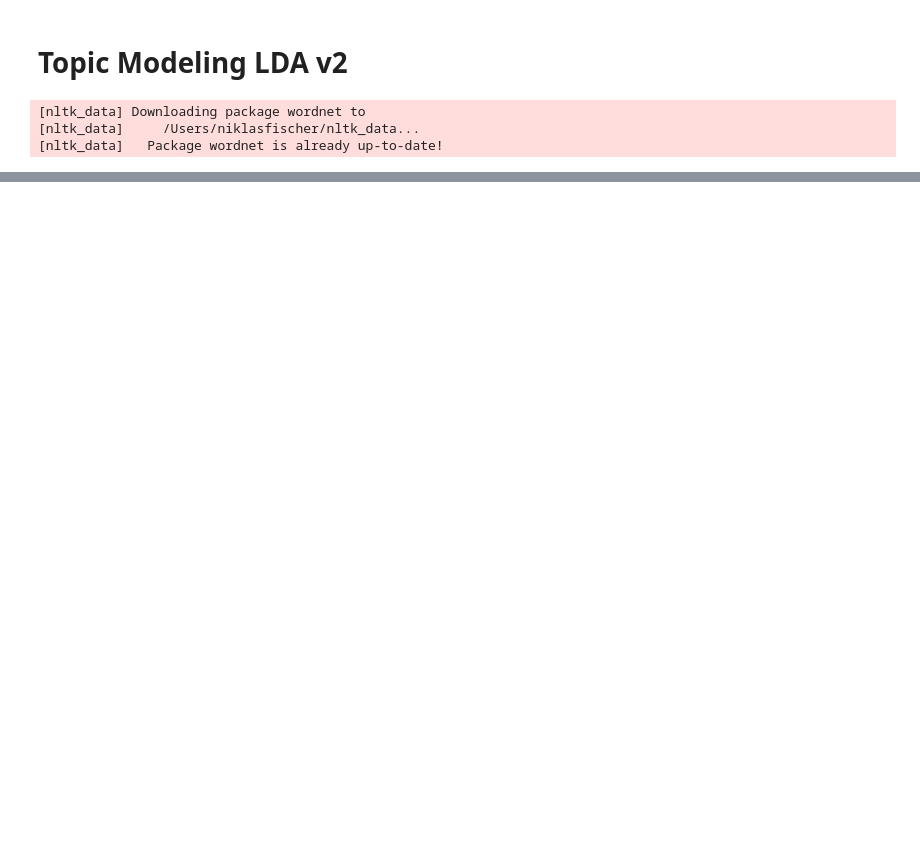
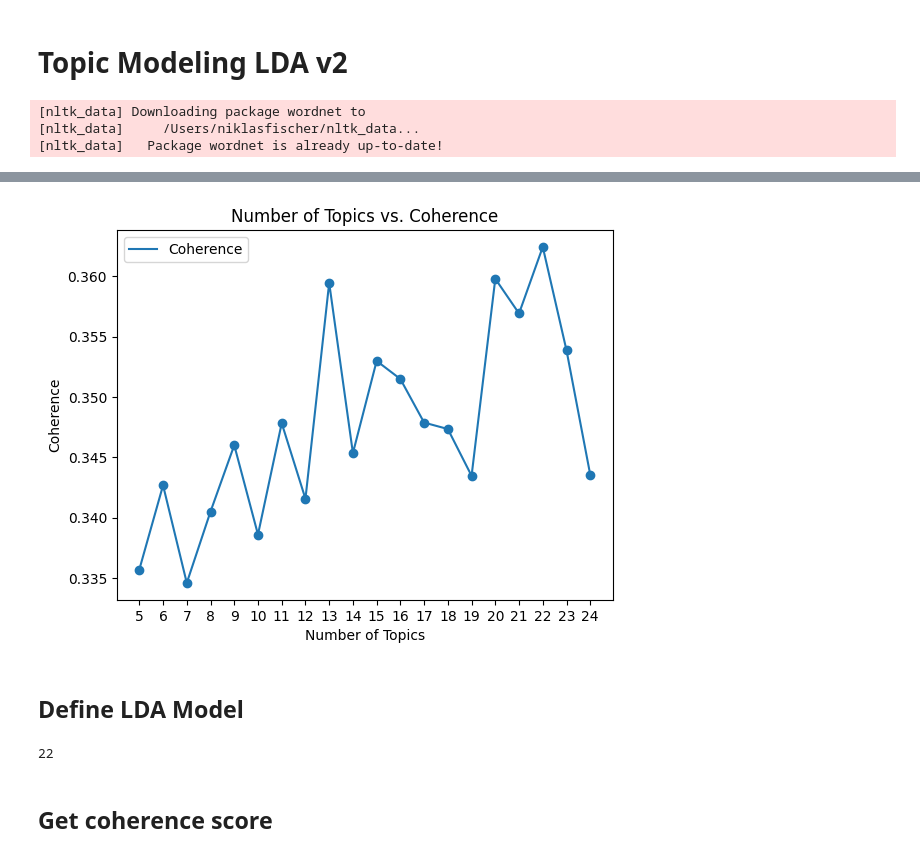
Before and after one commit to finischer/nlp-song-lyrics, a Jupyter notebook: sb-gensim-lyrics-topics-modeling_refactored.ipynb, the cells around one changed output, grey strips where cells are left out. Saved outputs shown, nothing was run; the diff lists cells and outputs as text; code cells hidden in the pictures; blank space fills up the shorter version.

Commit message:
Add coherence score and perplexity

```diff
--- a/sb-gensim-lyrics-topics-modeling_refactored.ipynb
+++ b/sb-gensim-lyrics-topics-modeling_refactored.ipynb
@@ -525,0 +504,4 @@ num_topics = 19 # k-value
+# %%
+chunksize = 10_000
+passes = 40
+iterations = 10
@@ -525,0 +510,13 @@ num_topics = 19 # k-value
+# %%
+import gensim
+
+coherence = []
+for k in range(5,25):
+    print('Round: '+str(k))
+    Lda = gensim.models.ldamodel.LdaModel
+    ldamodel = Lda(gensim_corpus, num_topics=k, id2word = dictionary, passes=passes,\
+                   iterations=iterations, chunksize = chunksize, eval_every = None)
+
+    cm = gensim.models.coherencemodel.CoherenceModel(model=ldamodel, texts=lyric_corpus_tokenized,\
+                                                     dictionary=dictionary, coherence='c_v')
+    coherence.append((k,cm.get_coherence()))
@@ -526 +544,25 @@ num_topics = 19 # k-value
+# %%
+x_val = [x[0] for x in coherence]
+y_val = [x[1] for x in coherence]
+# %%
+from matplotlib import pyplot as plt
+
+plt.plot(x_val,y_val)
+plt.scatter(x_val,y_val)
+plt.title('Number of Topics vs. Coherence')
+plt.xlabel('Number of Topics')
+plt.ylabel('Coherence')
+plt.xticks(x_val)
+plt.legend(['Coherence'])
+plt.show()
+# %% [output]
+[figure, added]
+# %% [markdown]
+## Define LDA Model
+# %%
+# get num of topics with max coherence
+num_topics = x_val[y_val.index(max(y_val))]
+num_topics
+# %% [output]
+22
 # %%
@@ -538,3 +589,5 @@ lda_model = LdaModel(
+# %% [markdown]
+## Get coherence score
 # %%
 from gensim.models.coherencemodel import CoherenceModel
 coherencemodel = CoherenceModel(model=lda_model, texts=lyric_corpus_tokenized, dictionary=dictionary, coherence='c_v')
```
Also changed, not shown: parts of 23 cells of this notebook.
